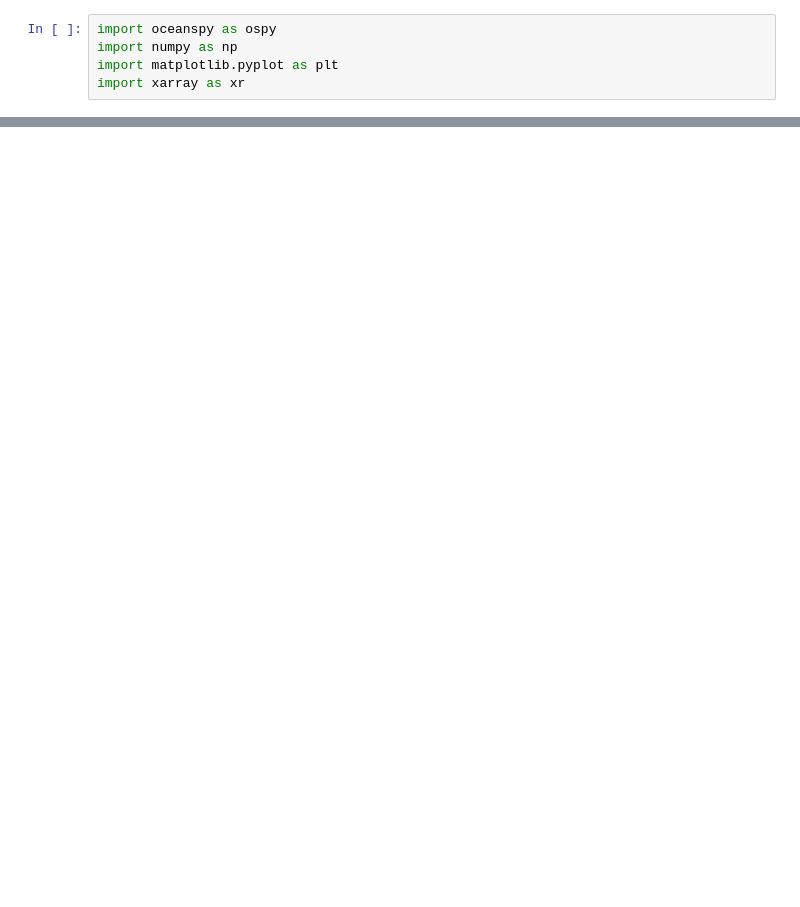
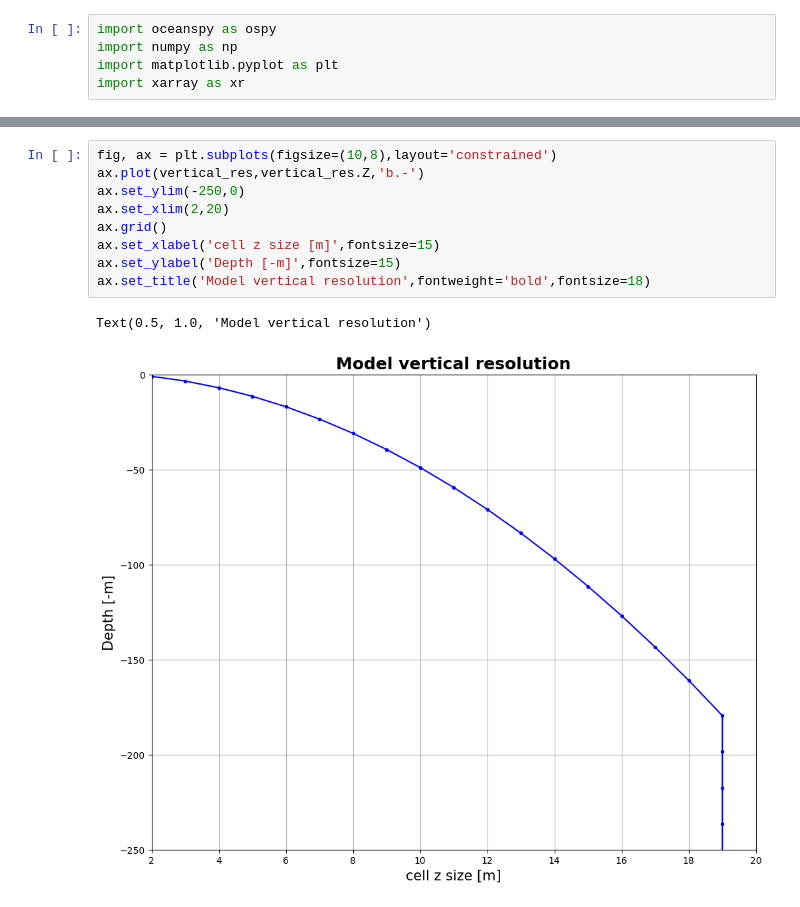
Before and after one commit to EirikKvamme/MScEirik, a Jupyter notebook: AreaInfo/Obs_vs_Model.ipynb, the cells around one changed output, grey strips where cells are left out. Cells and saved outputs as stored; diff of their text form; blank space fills up the shorter version.

```diff
--- a/AreaInfo/Obs_vs_Model.ipynb
+++ b/AreaInfo/Obs_vs_Model.ipynb
@@ -45,0 +115,12 @@ ax.legend()
+# %%
+fig, ax = plt.subplots(figsize=(10,8),layout='constrained')
+ax.plot(vertical_res,vertical_res.Z,'b.-')
+ax.set_ylim(-250,0)
+ax.set_xlim(2,20)
+ax.grid()
+ax.set_xlabel('cell z size [m]',fontsize=15)
+ax.set_ylabel('Depth [-m]',fontsize=15)
+ax.set_title('Model vertical resolution',fontweight='bold',fontsize=18)
+# %% [output]
+Text(0.5, 1.0, 'Model vertical resolution')
+[figure, added]
```
Also changed, not shown: parts of 15 cells of this notebook, 2 other files.
